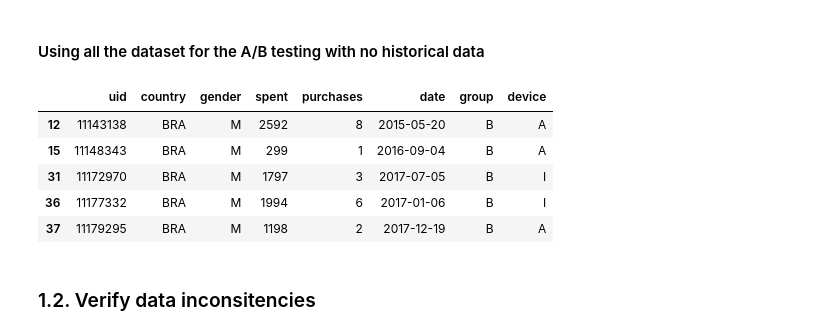
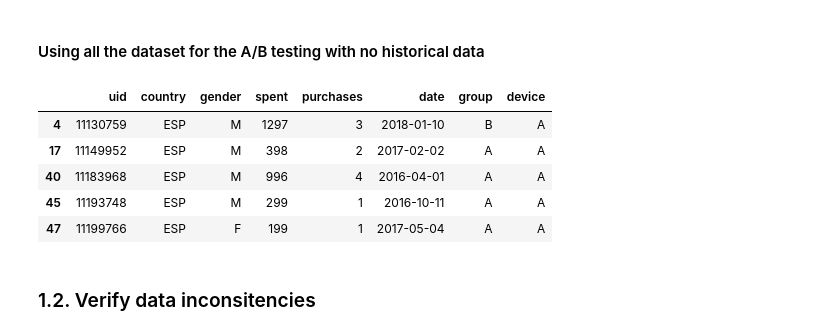
Before and after one commit to MikeMadeira/AB-Test-Products-Recommendation-Section, a Jupyter notebook: notebooks/0.0-experiment-design-msm.ipynb, the cells around one changed output. Saved outputs shown, nothing was run; the diff lists cells and outputs as text; code cells hidden in the pictures.

```diff
--- a/notebooks/0.0-experiment-design-msm.ipynb
+++ b/notebooks/0.0-experiment-design-msm.ipynb
@@ -263,18 +263,18 @@ Number of duplicated users on app: 0
 # %% [markdown]
 #### Using all the dataset for the A/B testing with no historical data
 # %%
-country_name = 'BRA'
+country_name = 'ESP'
 
 country_ab_records_df = ab_records_df.loc[ab_records_df['country'] == country_name]
 
 country_ab_records_df.head()
 # %% [output]
 |  | uid | country | gender | spent | purchases | date | group | device |
-| 12 | 11143138 | BRA | M | 2592 | 8 | 2015-05-20 | B | A |
-| 15 | 11148343 | BRA | M | 299 | 1 | 2016-09-04 | B | A |
-| 31 | 11172970 | BRA | M | 1797 | 3 | 2017-07-05 | B | I |
-| 36 | 11177332 | BRA | M | 1994 | 6 | 2017-01-06 | B | I |
-| 37 | 11179295 | BRA | M | 1198 | 2 | 2017-12-19 | B | A |
+| 4 | 11130759 | ESP | M | 1297 | 3 | 2018-01-10 | B | A |
+| 17 | 11149952 | ESP | M | 398 | 2 | 2017-02-02 | A | A |
+| 40 | 11183968 | ESP | M | 996 | 4 | 2016-04-01 | A | A |
+| 45 | 11193748 | ESP | M | 299 | 1 | 2016-10-11 | A | A |
+| 47 | 11199766 | ESP | F | 199 | 1 | 2017-05-04 | A | A |
 # %%
 control_group = 'B'
 test_group = 'A'
```
Also changed, not shown: parts of 11 cells of this notebook.
